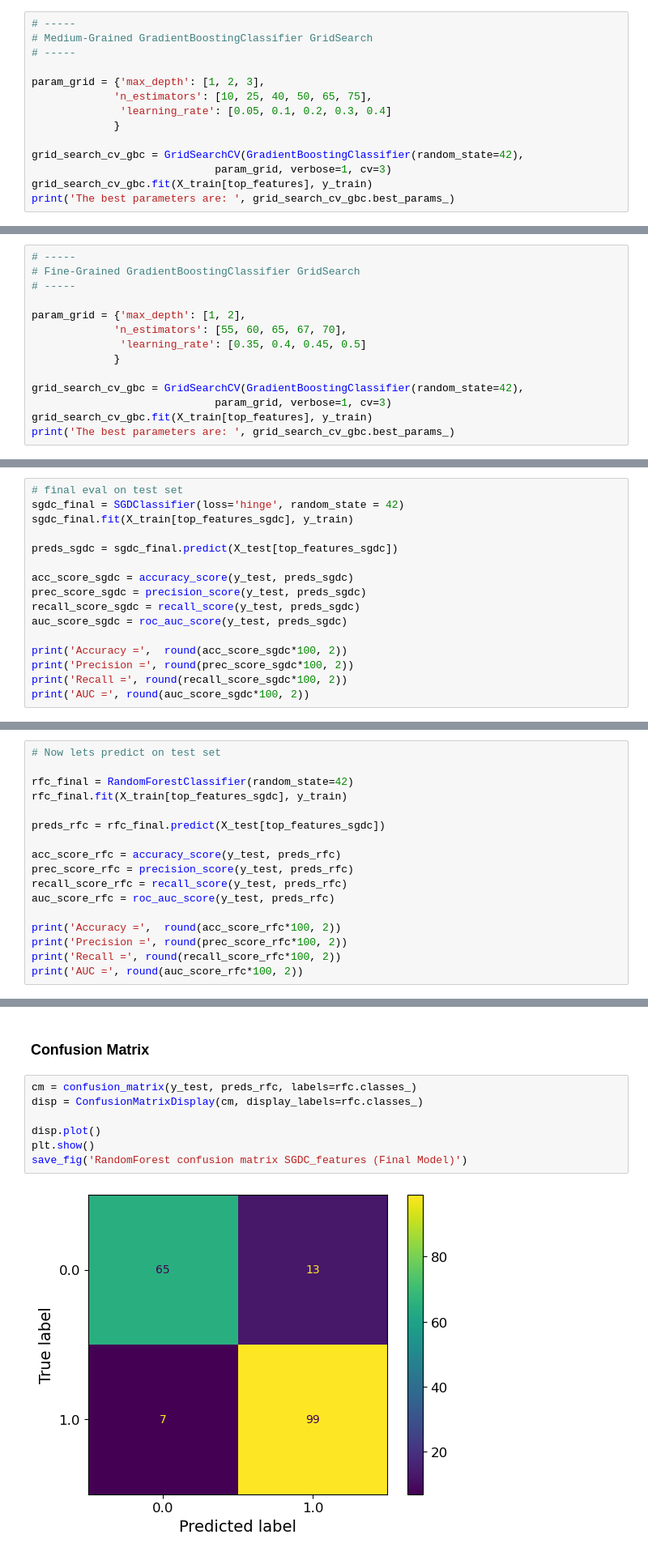
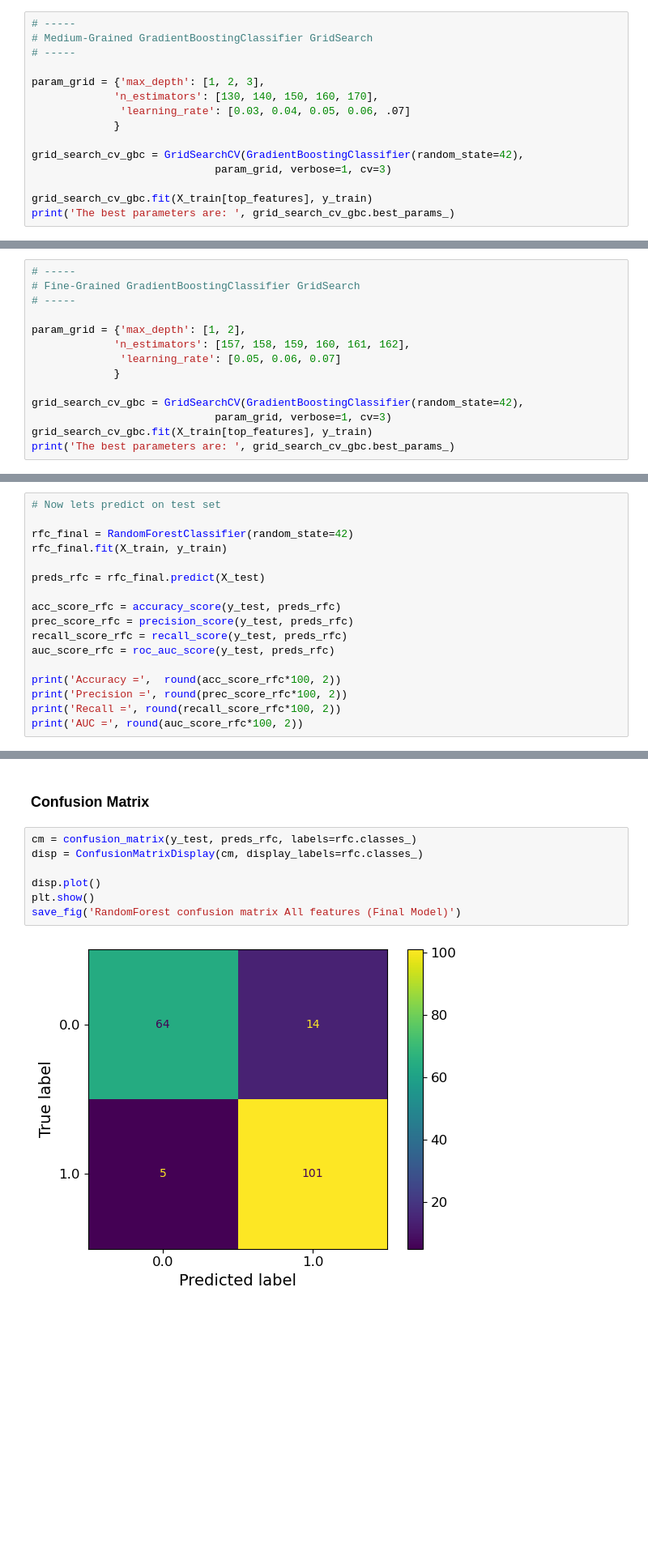
Before and after one commit to cnations1820/Notebooks, a Jupyter notebook: ML_Classification_PredictingHeartDisease.ipynb, the cells around one changed output, grey strips where cells are left out. Shown at 81% size. Drawn from its saved outputs; the diff is of its cells as text; blank space fills up the shorter version.

Commit message:
added data prep and model pipeline functions

```diff
--- a/ML_Classification_PredictingHeartDisease.ipynb
+++ b/ML_Classification_PredictingHeartDisease.ipynb
@@ -1306,12 +1291,13 @@ The best parameters are:  {'learning_rate': 0.05, 'max_depth': 2, 'n_estimators'
 # -----
 
 param_grid = {'max_depth': [1, 2, 3],
-             'n_estimators': [10, 25, 40, 50, 65, 75],
-              'learning_rate': [0.05, 0.1, 0.2, 0.3, 0.4]
+             'n_estimators': [130, 140, 150, 160, 170],
+              'learning_rate': [0.03, 0.04, 0.05, 0.06, .07]
              }
 
 grid_search_cv_gbc = GridSearchCV(GradientBoostingClassifier(random_state=42),
                              param_grid, verbose=1, cv=3)
+
 grid_search_cv_gbc.fit(X_train[top_features], y_train)
 print('The best parameters are: ', grid_search_cv_gbc.best_params_)
 # %% [output]
@@ -1323,8 +1309,8 @@ The best parameters are:  {'learning_rate': 0.2, 'max_depth': 3, 'n_estimators':
 # -----
 
 param_grid = {'max_depth': [1, 2],
-             'n_estimators': [55, 60, 65, 67, 70],
-              'learning_rate': [0.35, 0.4, 0.45, 0.5]
+             'n_estimators': [157, 158, 159, 160, 161, 162],
+              'learning_rate': [0.05, 0.06, 0.07]
              }
 
 grid_search_cv_gbc = GridSearchCV(GradientBoostingClassifier(random_state=42),
@@ -1403,16 +1386,0 @@ results_summary_final.sort_values(by='Accuracy', ascending=False)
-# %%
-# final eval on test set
-sgdc_final = SGDClassifier(loss='hinge', random_state = 42)
-sgdc_final.fit(X_train[top_features_sgdc], y_train)
-
-preds_sgdc = sgdc_final.predict(X_test[top_features_sgdc])
-
-acc_score_sgdc = accuracy_score(y_test, preds_sgdc)
-prec_score_sgdc = precision_score(y_test, preds_sgdc)
-recall_score_sgdc = recall_score(y_test, preds_sgdc)
-auc_score_sgdc = roc_auc_score(y_test, preds_sgdc)
-
-print('Accuracy =',  round(acc_score_sgdc*100, 2))
-print('Precision =', round(prec_score_sgdc*100, 2))
-print('Recall =', round(recall_score_sgdc*100, 2))
-print('AUC =', round(auc_score_sgdc*100, 2))
@@ -1440,9 +1390,9 @@ Saving figure SGDC confusion matrix_SGDC_features (Final Model)
 # Now lets predict on test set
 
 rfc_final = RandomForestClassifier(random_state=42)
-rfc_final.fit(X_train[top_features_sgdc], y_train)
+rfc_final.fit(X_train, y_train)
 
-preds_rfc = rfc_final.predict(X_test[top_features_sgdc])
+preds_rfc = rfc_final.predict(X_test)
 
 acc_score_rfc = accuracy_score(y_test, preds_rfc)
 prec_score_rfc = precision_score(y_test, preds_rfc)
@@ -1463,9 +1413,9 @@ AUC = 88.36
 # %%
 cm = confusion_matrix(y_test, preds_rfc, labels=rfc.classes_)
 disp = ConfusionMatrixDisplay(cm, display_labels=rfc.classes_)
 
 disp.plot()
 plt.show()
-save_fig('RandomForest confusion matrix SGDC_features (Final Model)')
+save_fig('RandomForest confusion matrix All features (Final Model)')
 # %% [output]
-[figure, old version]
+[figure, new version]
```
Also changed, not shown: parts of 116 cells of this notebook.
